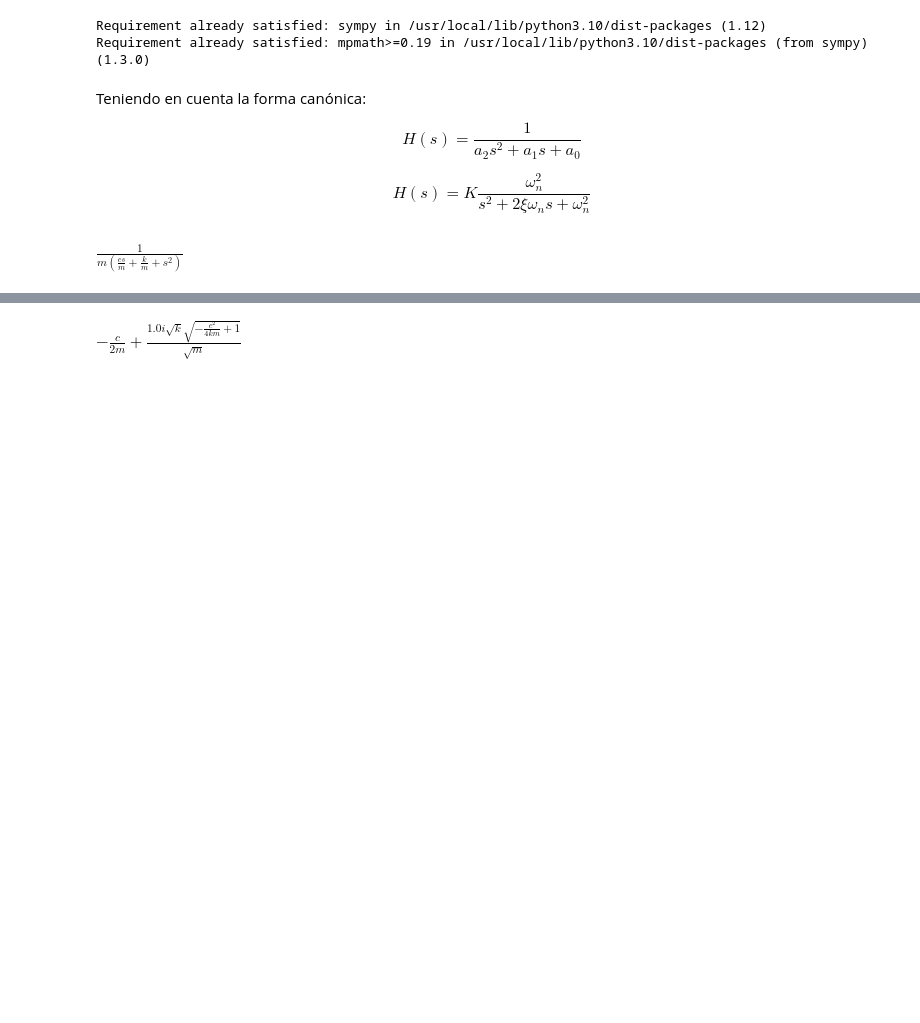
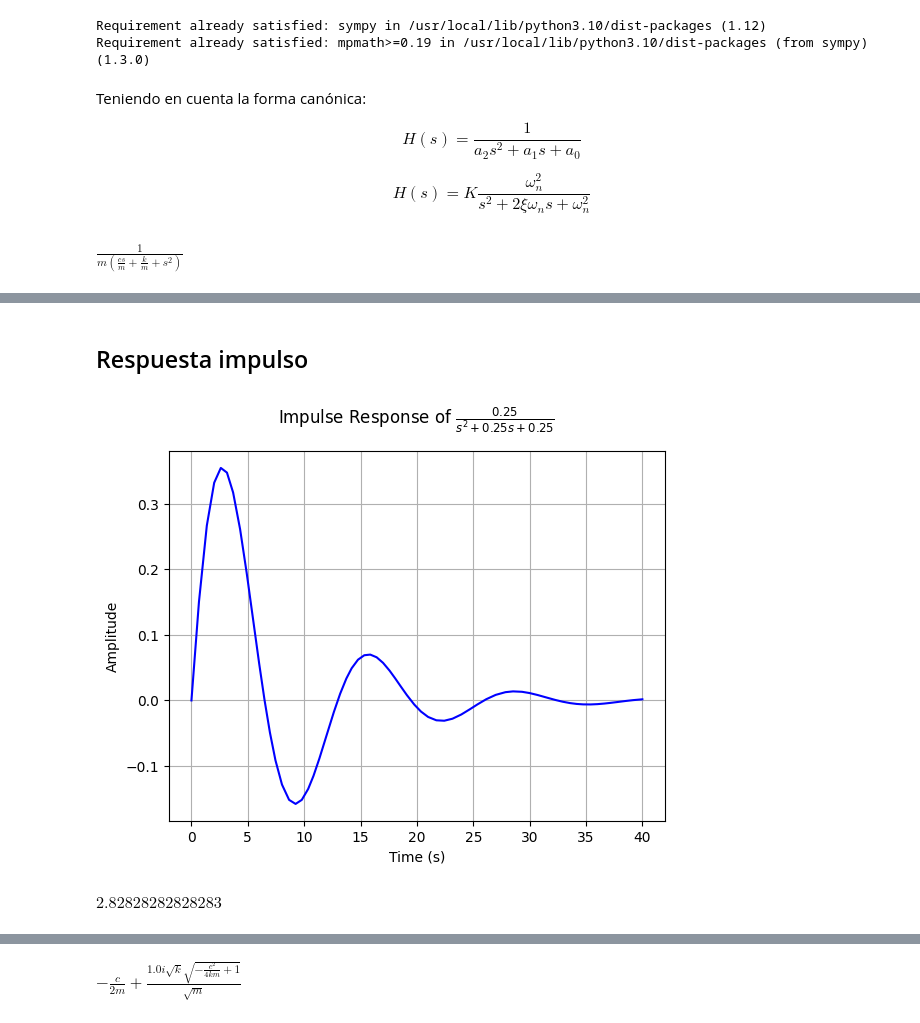
Before and after one commit to Isabela0929/2-Senales, a Jupyter notebook: Parcial_3_punto_1.ipynb, the cells around one changed output, grey strips where cells are left out. Cells and saved outputs as stored; diff of their text form; code cells hidden in the pictures; blank space fills up the shorter version.

```diff
--- a/Parcial_3_punto_1.ipynb
+++ b/Parcial_3_punto_1.ipynb
@@ -40,0 +117,29 @@ $\displaystyle \frac{1}{m \left(\frac{c s}{m} + \frac{k}{m} + s^{2}\right)}$
+# %% [markdown]
+## Respuesta impulso
+# %%
+impulse_response_plot(tf1,upper_limit=5/(xi.subs(mck)*wn.subs(mck)))
+# %% [output]
+[figure, added]
+# %%
+import numpy as np
+import matplotlib.pyplot as plt
+from scipy.signal import impulse, find_peaks
+
+# Suponiendo que tf1 es tu función de transferencia
+# (asegúrate de tener importada la función transfer_function)
+
+# Definir la función de transferencia (sustituye tf1 con tu función)
+numerator = [1]
+denominator = [4, 1, 1]  # Sistema de segundo orden, por ejemplo
+
+# Obtener la respuesta al impulso
+time, response = impulse((numerator, denominator))
+
+# Encontrar los picos en la respuesta al impulso
+peaks, _ = find_peaks(response)
+
+# Encontrar el tiempo correspondiente al primer pico
+Tp = time[peaks[0]]
+Tp
+# %% [output]
+$\displaystyle 2.82828282828283$
```
Also changed, not shown: parts of 18 cells of this notebook.
